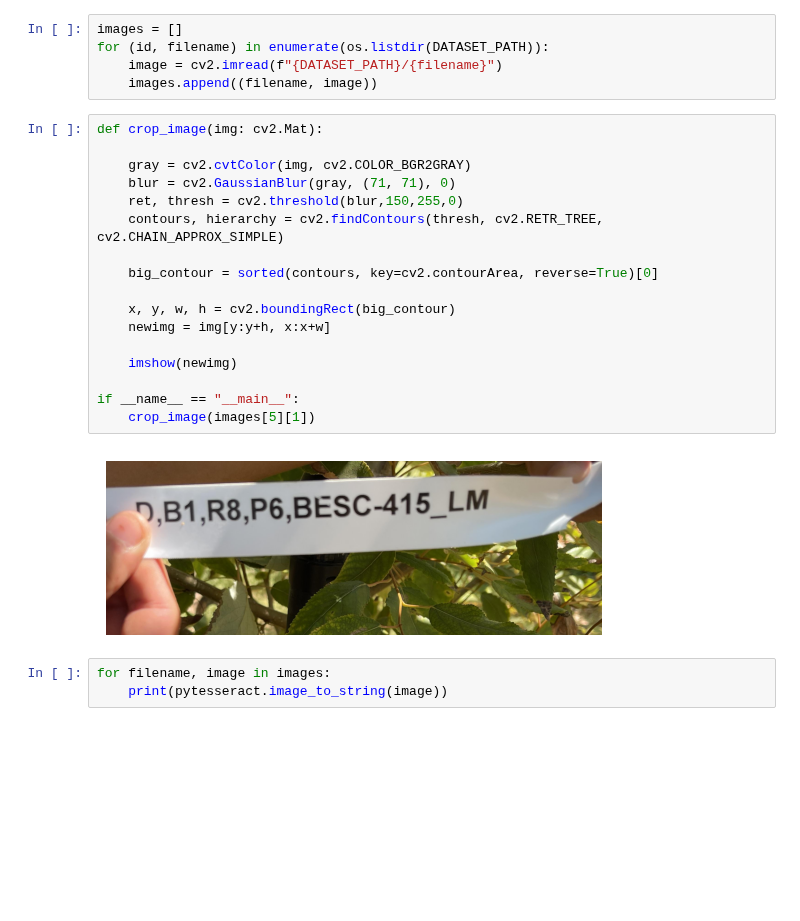
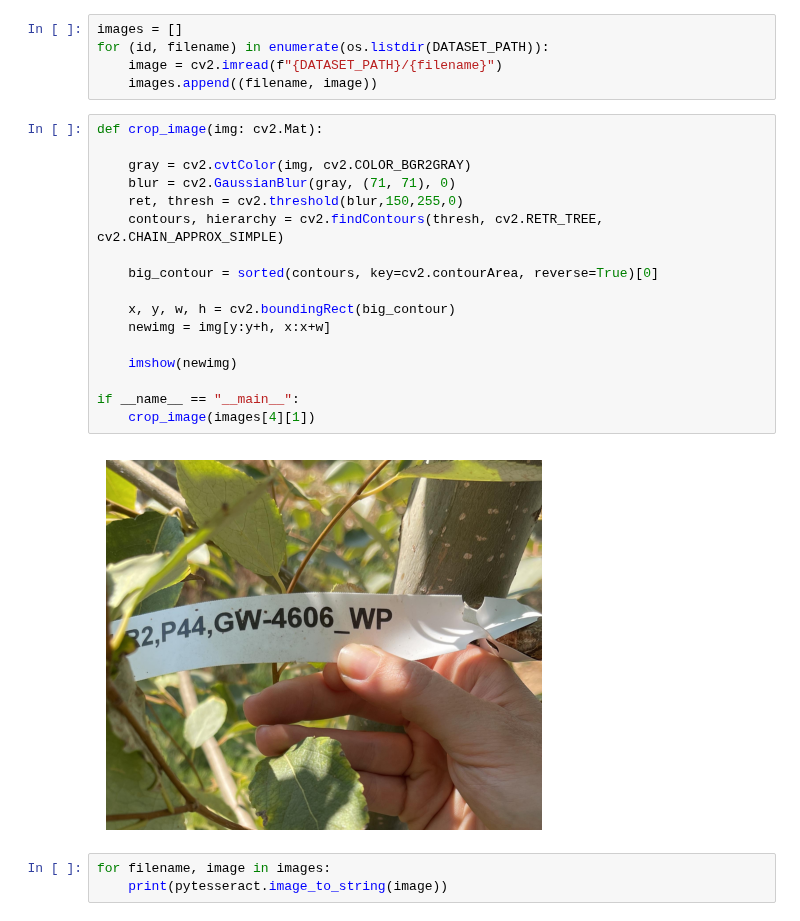
Before and after one commit to vivaansinghvi07/smoky-mountain-data-comp, a Jupyter notebook: ocr.ipynb, the cells around one changed output. Saved outputs shown, nothing was run; the diff lists cells and outputs as text; blank space fills up the shorter version.

```diff
--- a/ocr.ipynb
+++ b/ocr.ipynb
@@ -50,22 +51,22 @@ for (id, filename) in enumerate(os.listdir(DATASET_PATH)):
 # %%
 def crop_image(img: cv2.Mat):
 
     gray = cv2.cvtColor(img, cv2.COLOR_BGR2GRAY)
     blur = cv2.GaussianBlur(gray, (71, 71), 0)
     ret, thresh = cv2.threshold(blur,150,255,0)
     contours, hierarchy = cv2.findContours(thresh, cv2.RETR_TREE, cv2.CHAIN_APPROX_SIMPLE)
 
     big_contour = sorted(contours, key=cv2.contourArea, reverse=True)[0]
 
     x, y, w, h = cv2.boundingRect(big_contour)
     newimg = img[y:y+h, x:x+w]
 
     imshow(newimg)
 
 if __name__ == "__main__":
-    crop_image(images[5][1])
+    crop_image(images[4][1])
 # %% [output]
-[figure, old version]
+[figure, new version]
 # %%
 for filename, image in images:
     print(pytesseract.image_to_string(image))
```
Also changed, not shown: parts of 2 cells of this notebook.
